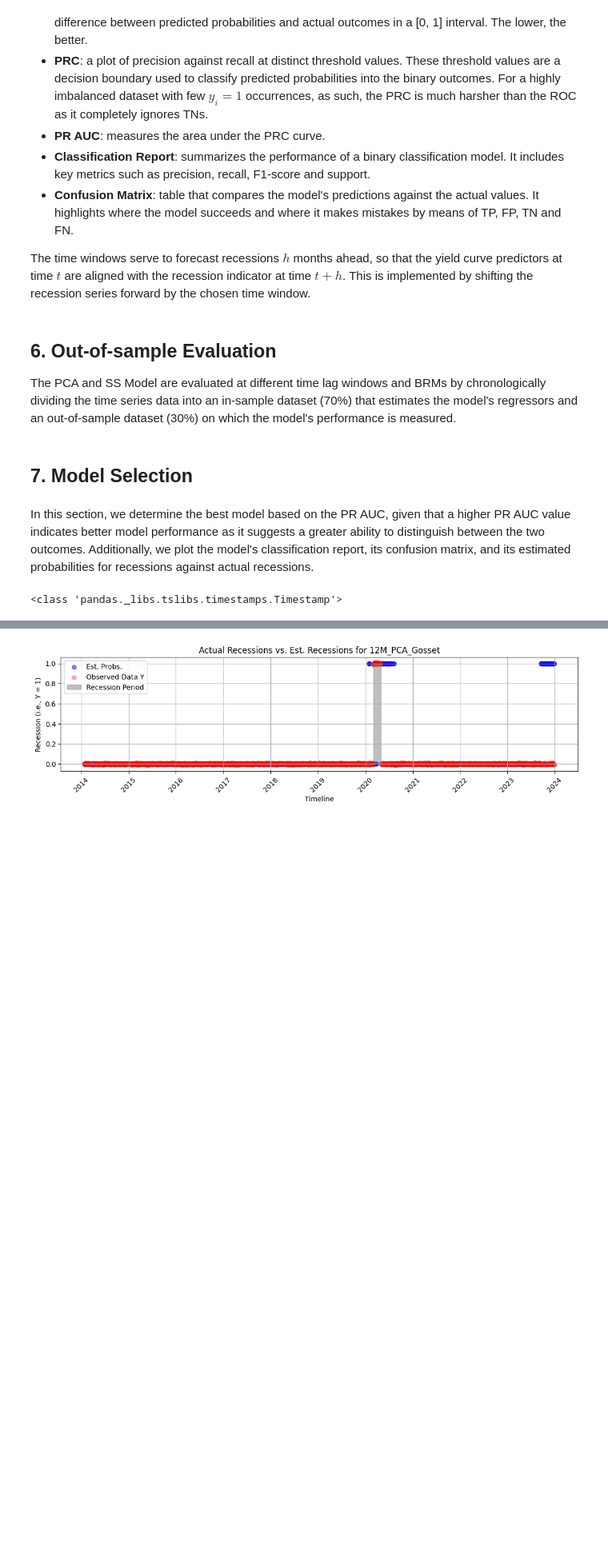
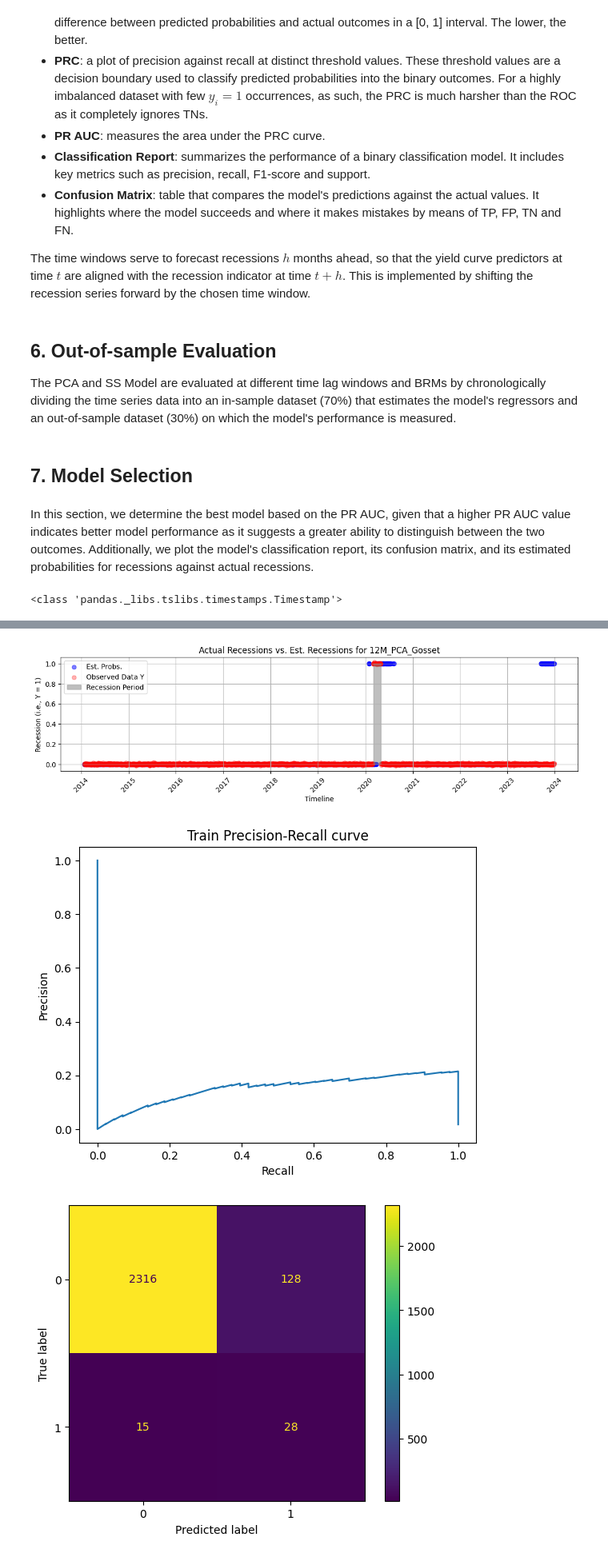
Before and after one commit to VAPopa7/yc-predicting, a Jupyter notebook: main.ipynb, the cells around one changed output, grey strips where cells are left out. Shown at 80% size. Drawn from its saved outputs; the diff is of its cells as text; code cells hidden in the pictures; blank space fills up the shorter version.

Commit message:
feat: added a function for plotting pr curve, confusion matrix, classification report

```diff
--- a/main.ipynb
+++ b/main.ipynb
@@ -246,7 +246,7 @@ def perf_metrics(est_par, X_train, y_train, X_test, y_test, model):
   est_y = (probs_test >= opt_thresh).astype(int)
 
   # Compute confusion matrix, classification report, AUC and Brier score
-  pr_auc = average_precision_score(y_test_values, probs_test)
+  pr_auc = auc(recs, precs)
   cf_mat = confusion_matrix(y_test_values, est_y)
   class_rep = classification_report(y_test_values, est_y, digits=5)
   brier = brier_score_loss(y_test_values, probs_test)
@@ -336,16 +336,38 @@ def plot_probs(model_name):
     plt.legend()
     plt.grid()
     plt.show()
+
+# Function for plotting PR Curve, Confusion Matrix and Classification Report
+def plot_metrics(model_name):
+    # Plot PR Curve
+    prc = model_extras[model_name]["PR Curve"]
+    plt.plot(prc[1], prc[0])
+    plt.ylabel("Precision")
+    plt.xlabel("Recall")
+    plt.title("Train Precision-Recall curve")
+
+    # Plot confusion matrix
+    cf_mat = model_extras[model_name]["CF. Mat."]
+    cm_display = metrics.ConfusionMatrixDisplay(confusion_matrix = cf_mat, display_labels = [0, 1])
+    cm_display.plot()
+    plt.show()
+
+    # Plot classification report
+    class_rep = model_extras[model_name]["Class. Rep."]
+    print(class_rep)
 # %%
 # Save all performance metrics to a .csv
 all_perf = pd.DataFrame(model_perf).T
 all_perf = all_perf.sort_values(by=["PR AUC"], ascending=False)
 all_perf.to_csv("all-perf-mets.csv")
 
 # Select best model based on PR AUC
 best_model = all_perf.iloc[0]
 plot_probs(best_model.name)
+plot_metrics(best_model.name)
 # %% [output]
 <class 'pandas._libs.tslibs.timestamps.Timestamp'>
 [figure]
 [figure]
+[figure, added]
+[figure, added]
```
Also changed, not shown: parts of 2 cells of this notebook, 1 other file.
